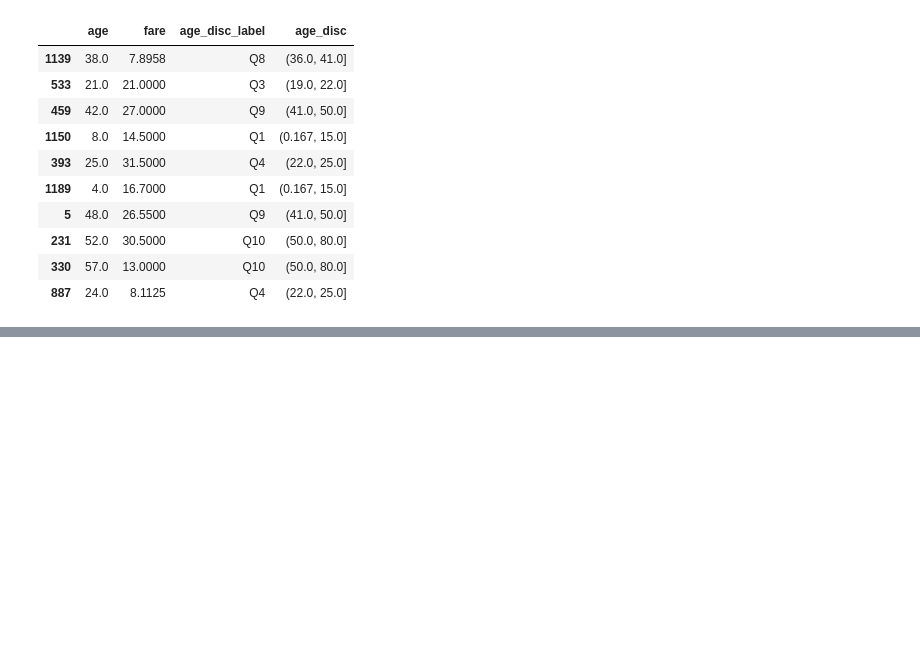
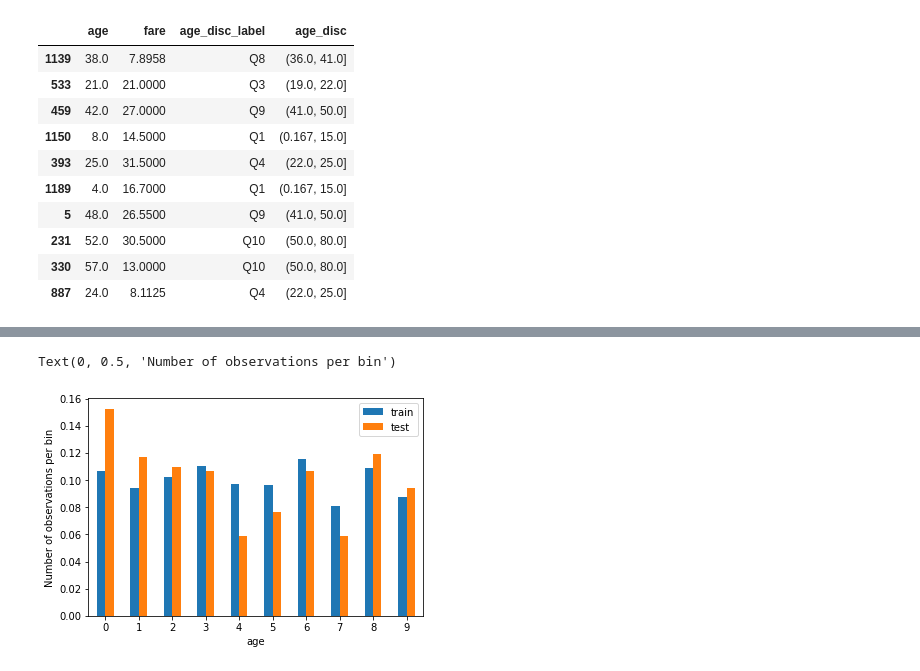
Before and after one commit to KarthikKothareddy/FeatureEngineering, a Jupyter notebook: discretization.ipynb, the cells around one changed output, grey strips where cells are left out. Saved outputs shown, nothing was run; the diff lists cells and outputs as text; code cells hidden in the pictures; blank space fills up the shorter version.

```diff
--- a/discretization.ipynb
+++ b/discretization.ipynb
@@ -154,0 +159,17 @@ x_test.groupby("age_disc")[]
+# %%
+x_train, x_test, y_train, y_test = train_test_split(
+    data[['age', 'fare']],
+    data['survived'],
+    test_size=0.3,
+    random_state=0)
+
+x_train.shape, x_test.shape
+
+x_train['age'] = impute_na(data, 'age')
+x_test['age'] = impute_na(data, 'age')
+
+x_train['fare'] = impute_na(data, 'fare')
+x_test['fare'] = impute_na(data, 'fare')
+# %%
+discretiser = EqualFrequencyDiscretiser(q=10, variables=["age", "fare"])
+discretiser.fit(x_train)
@@ -154,0 +193,4 @@ x_test.groupby("age_disc")[]
+# %%
+train_t = discretiser.transform(x_train)
+test_t = discretiser.transform(x_test)
+train_t.head()
@@ -154,0 +204,14 @@ x_test.groupby("age_disc")[]
+# %%
+# and now let's explore the number of observations per bucket
+
+t1 = train_t.groupby(['age'])['age'].count() / len(train_t)
+t2 = test_t.groupby(['age'])['age'].count() / len(test_t)
+
+tmp = pd.concat([t1, t2], axis=1)
+tmp.columns = ['train', 'test']
+tmp.plot.bar()
+plt.xticks(rotation=0)
+plt.ylabel('Number of observations per bin')
+# %% [output]
+Text(0, 0.5, 'Number of observations per bin')
+[figure, added]
```
Also changed, not shown: parts of 6 cells of this notebook.
